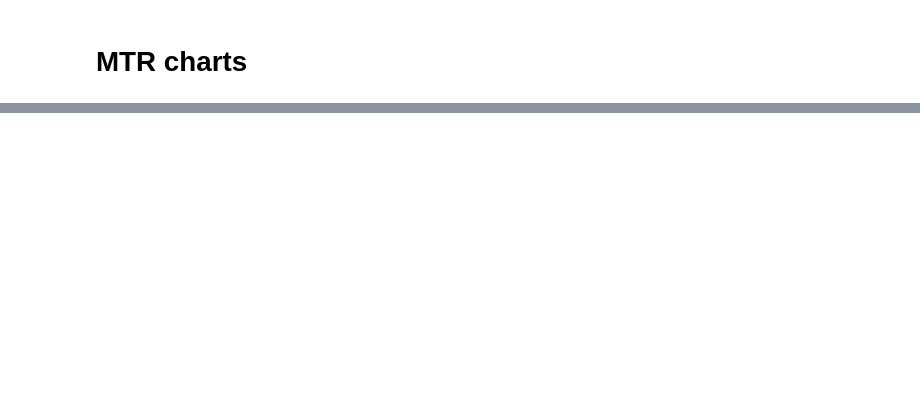
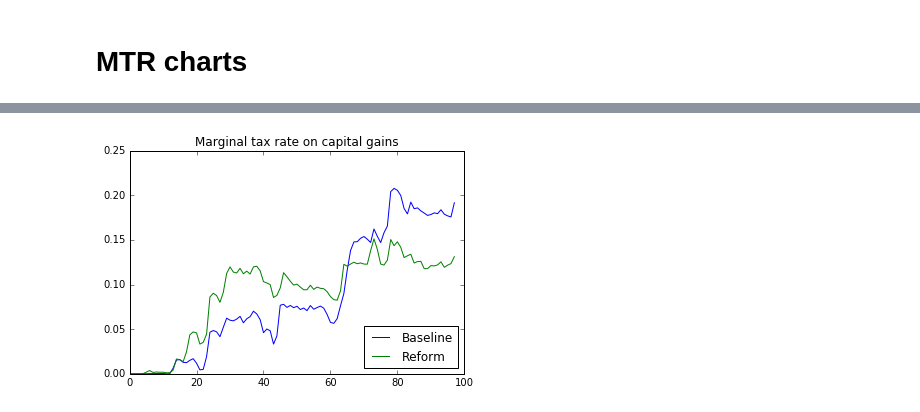
Before and after one commit to PSLmodels/Tax-Calculator, a Jupyter notebook: docs/notebooks/BetterWayReform.ipynb, the cells around one changed output, grey strips where cells are left out. Cells and saved outputs as stored; diff of their text form; code cells hidden in the pictures; blank space fills up the shorter version.

```diff
--- a/docs/notebooks/BetterWayReform.ipynb
+++ b/docs/notebooks/BetterWayReform.ipynb
@@ -629,0 +750,4 @@ create_mtr_graph(calc_xx, calc_y1_std, MARS=2,  weights = weighted, tab = 'c0010
+# %%
+plot_evenly(calc_xx, calc_y1_beh, 'mtrcg')
+# %% [output]
+[figure, added]
```
Also changed, not shown: parts of 39 cells of this notebook.
